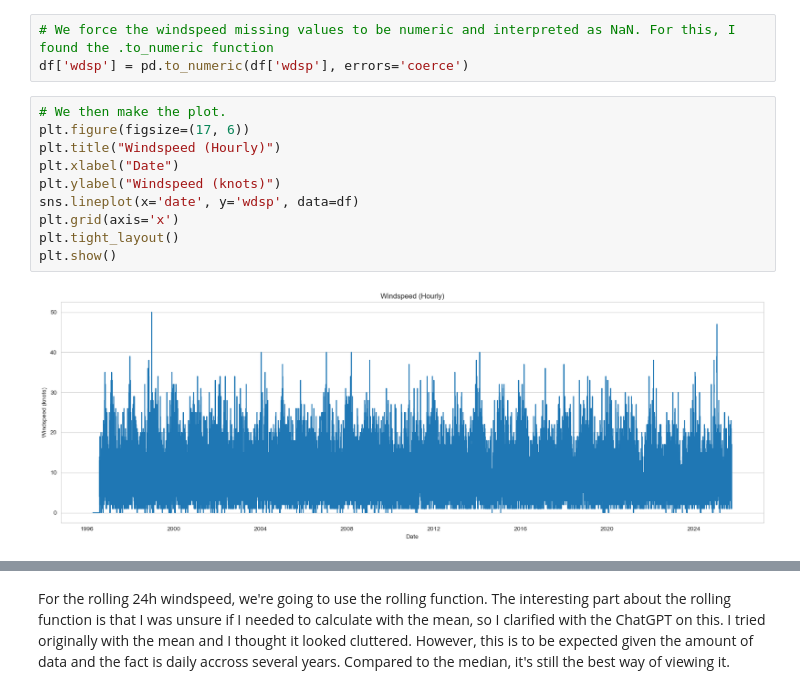
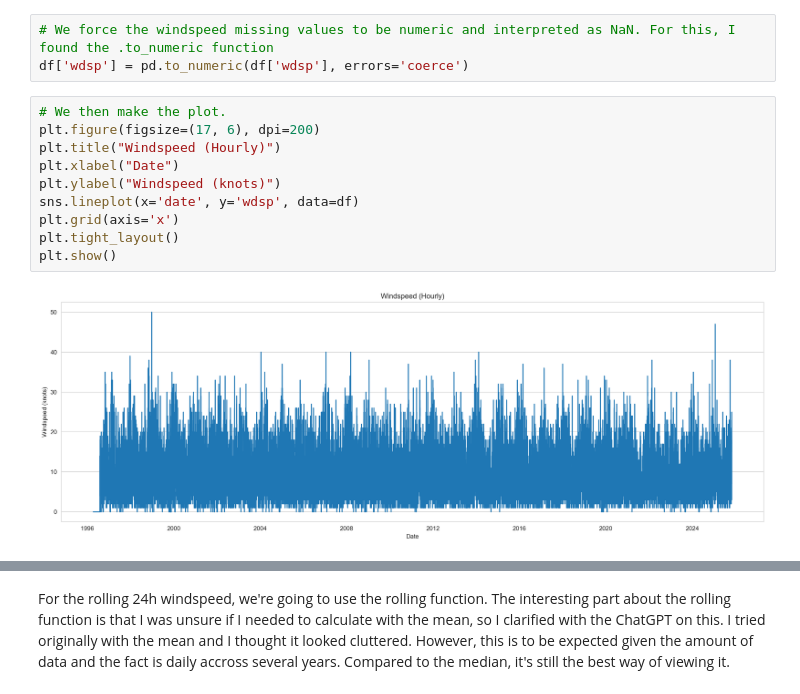
Before and after one commit to LoicBagnoud/Programming-for-Data-Analytics-Assignments, a Jupyter notebook: Week 6/assignment_6_Weather.ipynb, the cells around one changed output, grey strips where cells are left out. Cells and saved outputs as stored; diff of their text form.

```diff
--- a/Week 6/assignment_6_Weather.ipynb
+++ b/Week 6/assignment_6_Weather.ipynb
@@ -175,16 +179,16 @@ For the Windspeed, we have a problem, which is the fact that values are missing
 df['wdsp'] = pd.to_numeric(df['wdsp'], errors='coerce')
 # %%
 # We then make the plot.
-plt.figure(figsize=(17, 6))
+plt.figure(figsize=(17, 6), dpi=200)
 plt.title("Windspeed (Hourly)")
 plt.xlabel("Date")
 plt.ylabel("Windspeed (knots)")
 sns.lineplot(x='date', y='wdsp', data=df)
 plt.grid(axis='x')
 plt.tight_layout()
 plt.show()
 # %% [output]
-[figure, old version]
+[figure, new version]
 # %% [markdown]
 References:
 >
```
Also changed, not shown: parts of 25 cells of this notebook, 2 other files.
